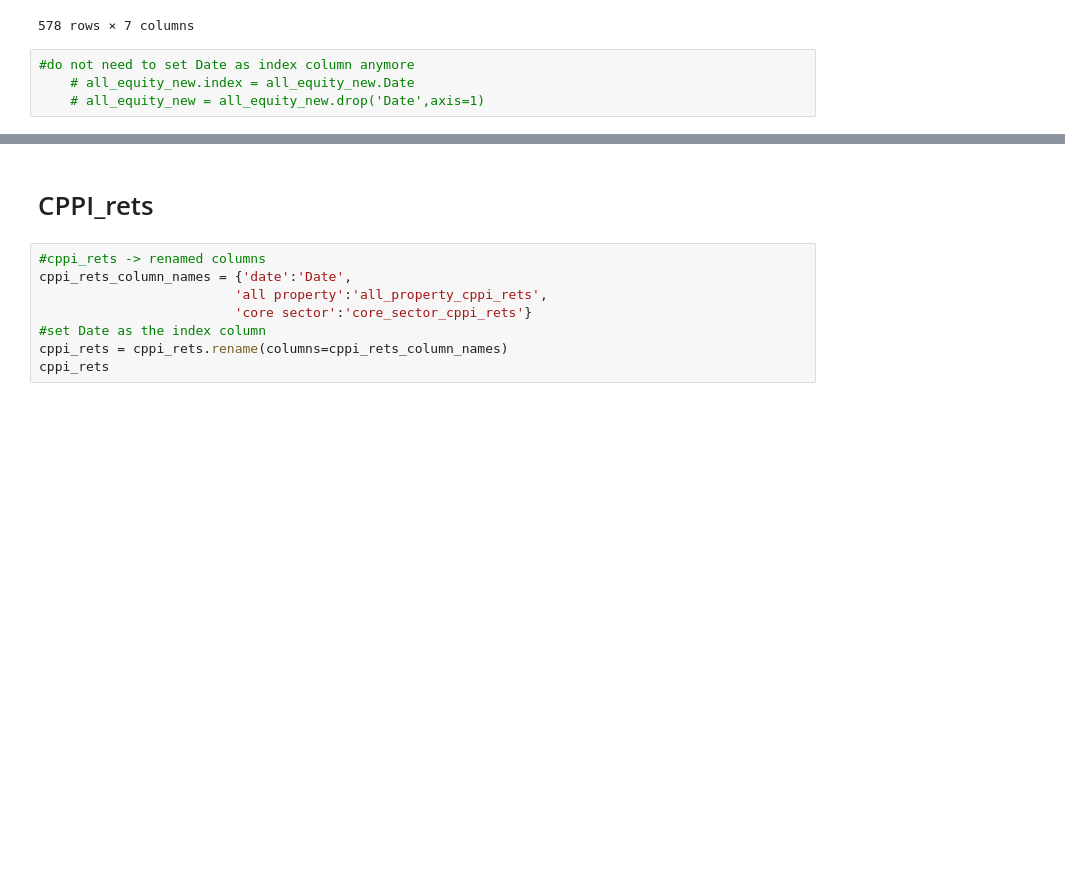
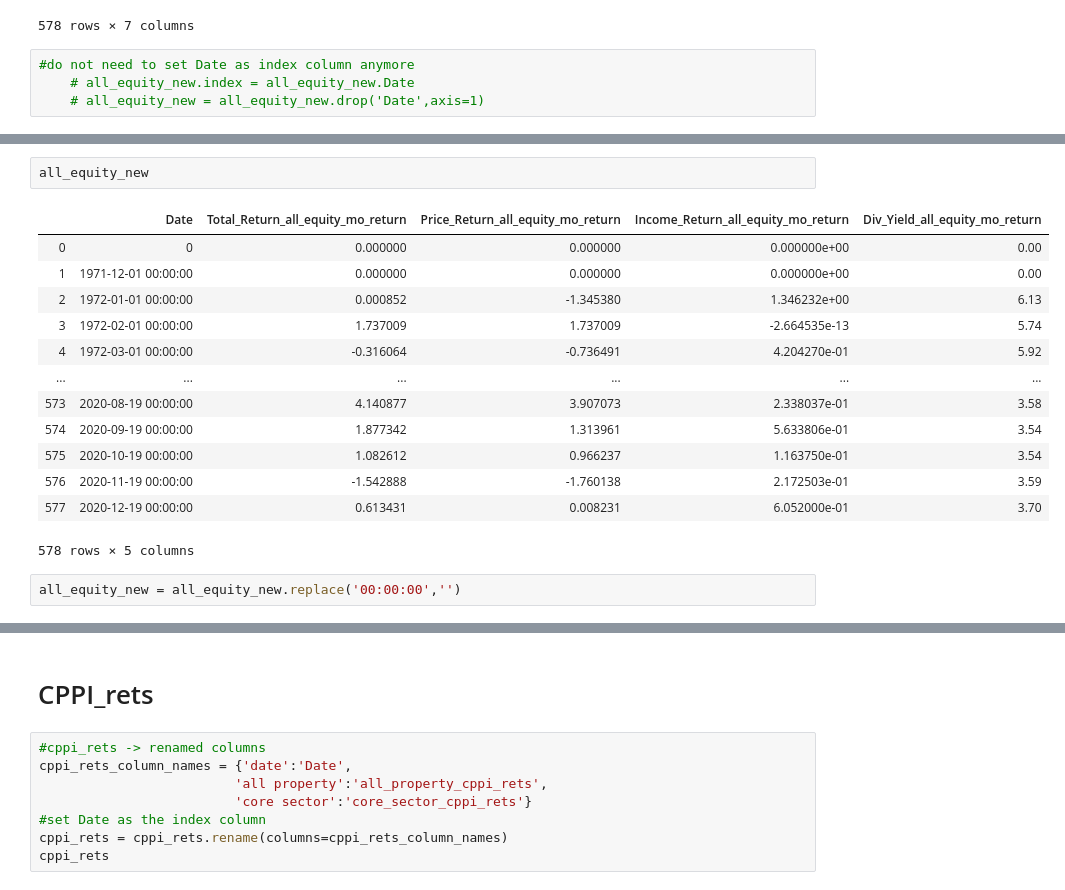
Before and after one commit to anitaguo49/Happiness-Prediction, a Jupyter notebook: Mod_4_RE_Int_AG.ipynb, the cells around one changed output, grey strips where cells are left out. Cells and saved outputs as stored; diff of their text form; blank space fills up the shorter version.

```diff
--- a/Mod_4_RE_Int_AG.ipynb
+++ b/Mod_4_RE_Int_AG.ipynb
@@ -321,0 +411,18 @@ all_equity_new
+# %%
+all_equity_new
+# %% [output]
+|  | Date | Total_Return_all_equity_mo_return | Price_Return_all_equity_mo_return | Income_Return_all_equity_mo_return | Div_Yield_all_equity_mo_return |
+| 0 | 0 | 0.000000 | 0.000000 | 0.000000e+00 | 0.00 |
+| 1 | 1971-12-01 00:00:00 | 0.000000 | 0.000000 | 0.000000e+00 | 0.00 |
+| 2 | 1972-01-01 00:00:00 | 0.000852 | -1.345380 | 1.346232e+00 | 6.13 |
+| 3 | 1972-02-01 00:00:00 | 1.737009 | 1.737009 | -2.664535e-13 | 5.74 |
+| 4 | 1972-03-01 00:00:00 | -0.316064 | -0.736491 | 4.204270e-01 | 5.92 |
+| ... | ... | ... | ... | ... | ... |
+| 573 | 2020-08-19 00:00:00 | 4.140877 | 3.907073 | 2.338037e-01 | 3.58 |
+| 574 | 2020-09-19 00:00:00 | 1.877342 | 1.313961 | 5.633806e-01 | 3.54 |
+| 575 | 2020-10-19 00:00:00 | 1.082612 | 0.966237 | 1.163750e-01 | 3.54 |
+| 576 | 2020-11-19 00:00:00 | -1.542888 | -1.760138 | 2.172503e-01 | 3.59 |
+| 577 | 2020-12-19 00:00:00 | 0.613431 | 0.008231 | 6.052000e-01 | 3.70 |
+578 rows × 5 columns
+# %%
+all_equity_new = all_equity_new.replace('00:00:00','')
```
Also changed, not shown: parts of 37 cells of this notebook, 2 other files.
